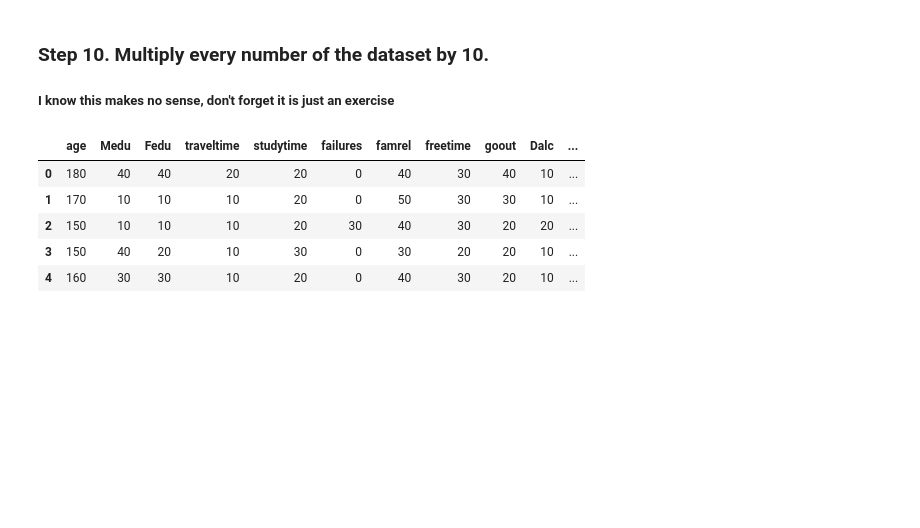
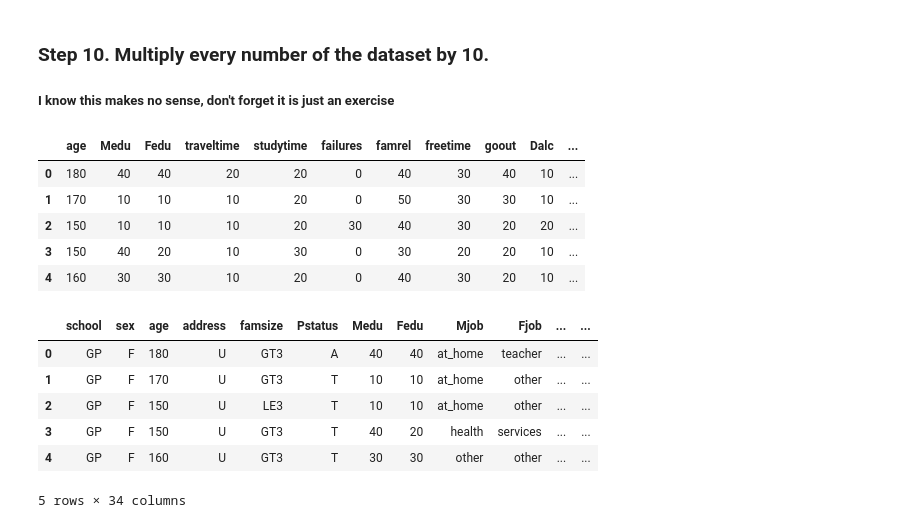
Before and after one commit to yzkjr/pandas_exercises, a Jupyter notebook: 04_Apply/Students_Alcohol_Consumption/Exercises.ipynb, the cells around one changed output. Cells and saved outputs as stored; diff of their text form; code cells hidden in the pictures; blank space fills up the shorter version.

```diff
--- a/04_Apply/Students_Alcohol_Consumption/Exercises.ipynb
+++ b/04_Apply/Students_Alcohol_Consumption/Exercises.ipynb
@@ -124,3 +124,14 @@ df_mult.head()
 | 2 | 150 | 10 | 10 | 10 | 20 | 30 | 40 | 30 | 20 | 20 | ... |
 | 3 | 150 | 40 | 20 | 10 | 30 | 0 | 30 | 20 | 20 | 10 | ... |
 | 4 | 160 | 30 | 30 | 10 | 20 | 0 | 40 | 30 | 20 | 10 | ... |
+# %%
+df_multiplied_all = df.applymap(lambda x: x*10 if isinstance(x, (int, float)) else x)
+df_multiplied_all.head()
+# %% [output]
+|  | school | sex | age | address | famsize | Pstatus | Medu | Fedu | Mjob | Fjob | ... | ... |
+| 0 | GP | F | 180 | U | GT3 | A | 40 | 40 | at_home | teacher | ... | ... |
+| 1 | GP | F | 170 | U | GT3 | T | 10 | 10 | at_home | other | ... | ... |
+| 2 | GP | F | 150 | U | LE3 | T | 10 | 10 | at_home | other | ... | ... |
+| 3 | GP | F | 150 | U | GT3 | T | 40 | 20 | health | services | ... | ... |
+| 4 | GP | F | 160 | U | GT3 | T | 30 | 30 | other | other | ... | ... |
+5 rows × 34 columns
```
